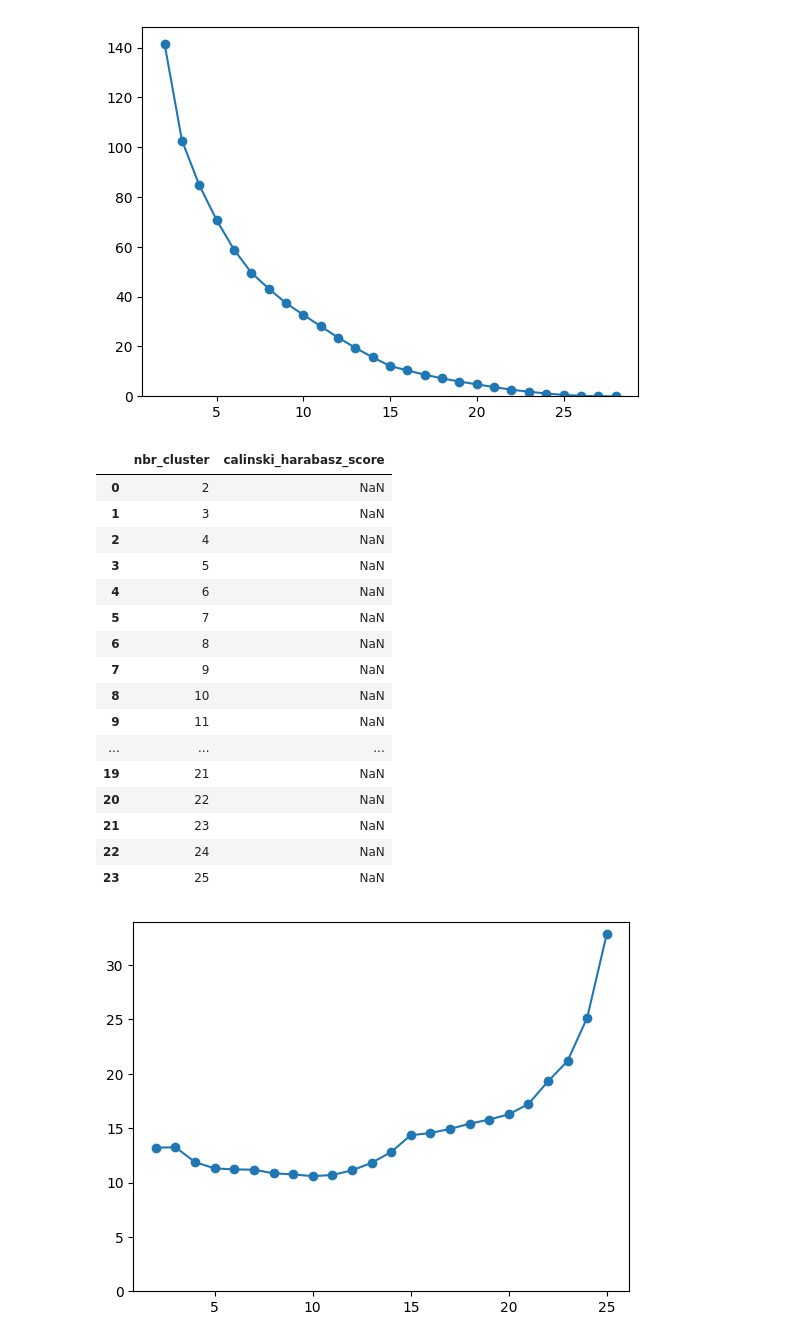
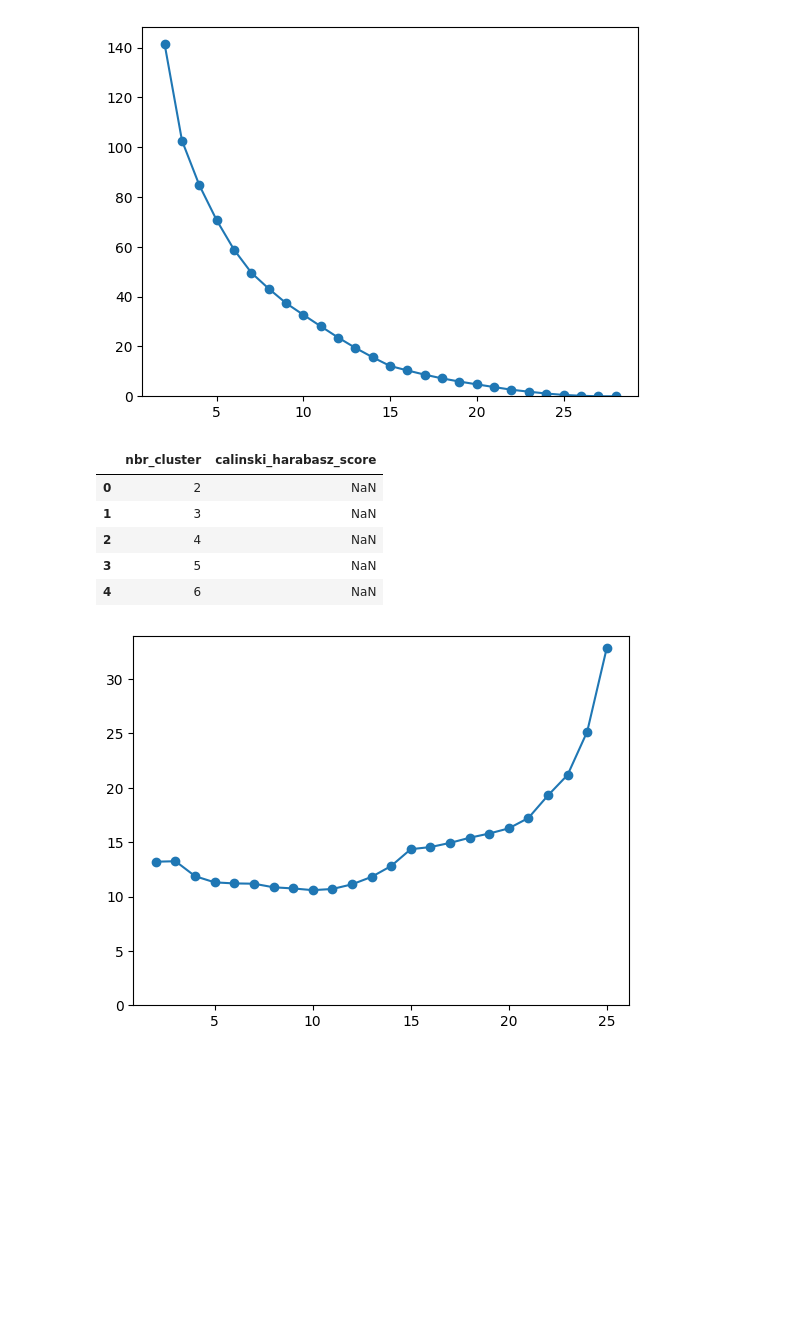
Before and after one commit to cedricguilmin/analytics_mining, a Jupyter notebook: countries_ue_complete.ipynb, the cells around one changed output. Saved outputs shown, nothing was run; the diff lists cells and outputs as text; code cells hidden in the pictures; blank space fills up the shorter version.

```diff
--- a/countries_ue_complete.ipynb
+++ b/countries_ue_complete.ipynb
@@ -361,29 +370,18 @@ plt.show()
 # %%
 #prapre a dataframe that will hold calinski-harabasz score
 max_number_cluster = min(30, countries_ue.shape[0] - 1)
 cahadf = pd.DataFrame({
     'nbr_cluster': range(2, max_number_cluster),
     'calinski_harabasz_score': [np.nan] * (max_number_cluster-2)
 })
-cahadf
+cahadf.head()
 # %% [output]
 |  | nbr_cluster | calinski_harabasz_score |
 | 0 | 2 | NaN |
 | 1 | 3 | NaN |
 | 2 | 4 | NaN |
 | 3 | 5 | NaN |
 | 4 | 6 | NaN |
-| 5 | 7 | NaN |
-| 6 | 8 | NaN |
-| 7 | 9 | NaN |
-| 8 | 10 | NaN |
-| 9 | 11 | NaN |
-| ... | ... | ... |
-| 19 | 21 | NaN |
-| 20 | 22 | NaN |
-| 21 | 23 | NaN |
-| 22 | 24 | NaN |
-| 23 | 25 | NaN |
 # %%
 for nbr_cluster in cahadf.nbr_cluster:
   cluster_labels = fcluster(model_applied_scipy, t=nbr_cluster, criterion='maxclust')
```
Also changed, not shown: parts of 6 cells of this notebook.
